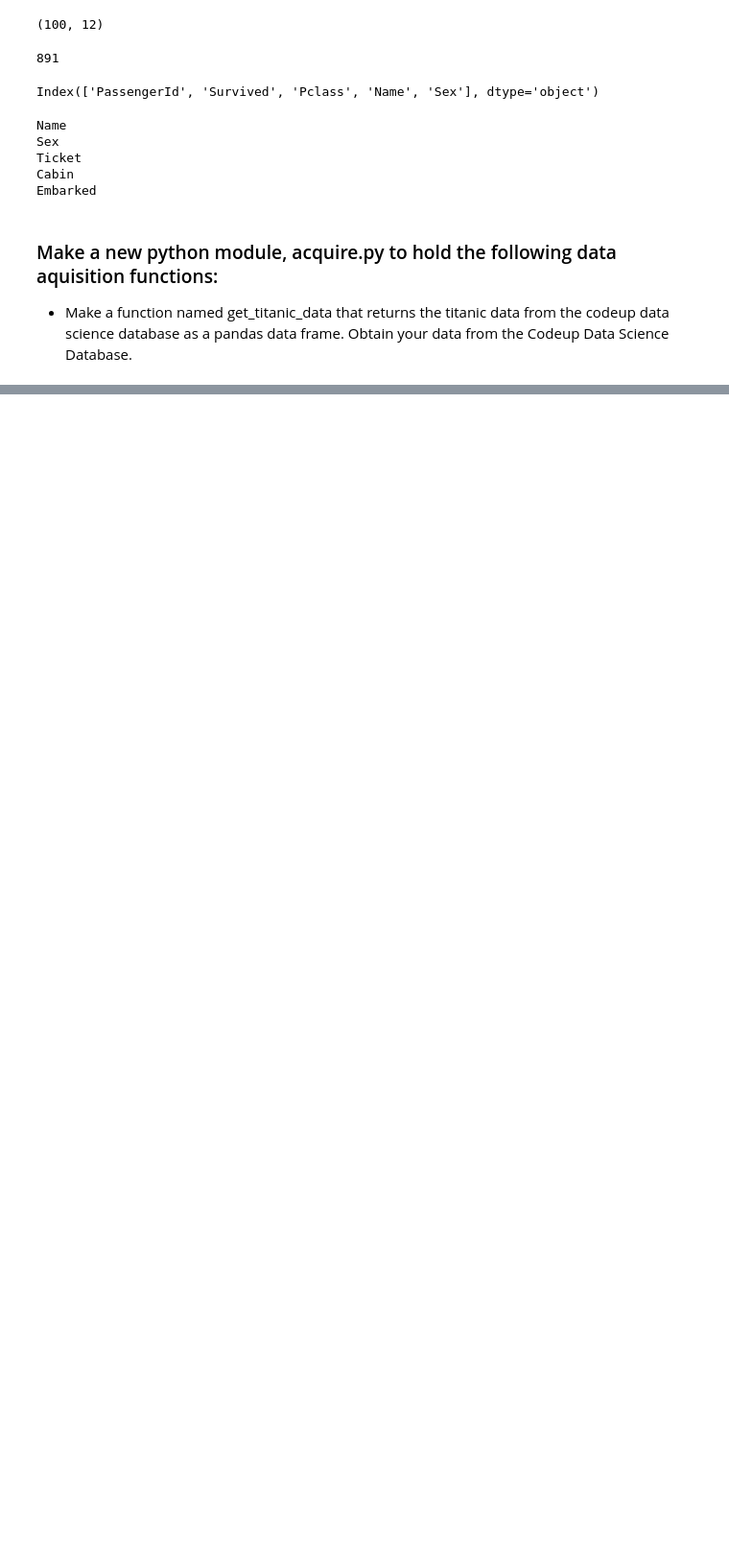
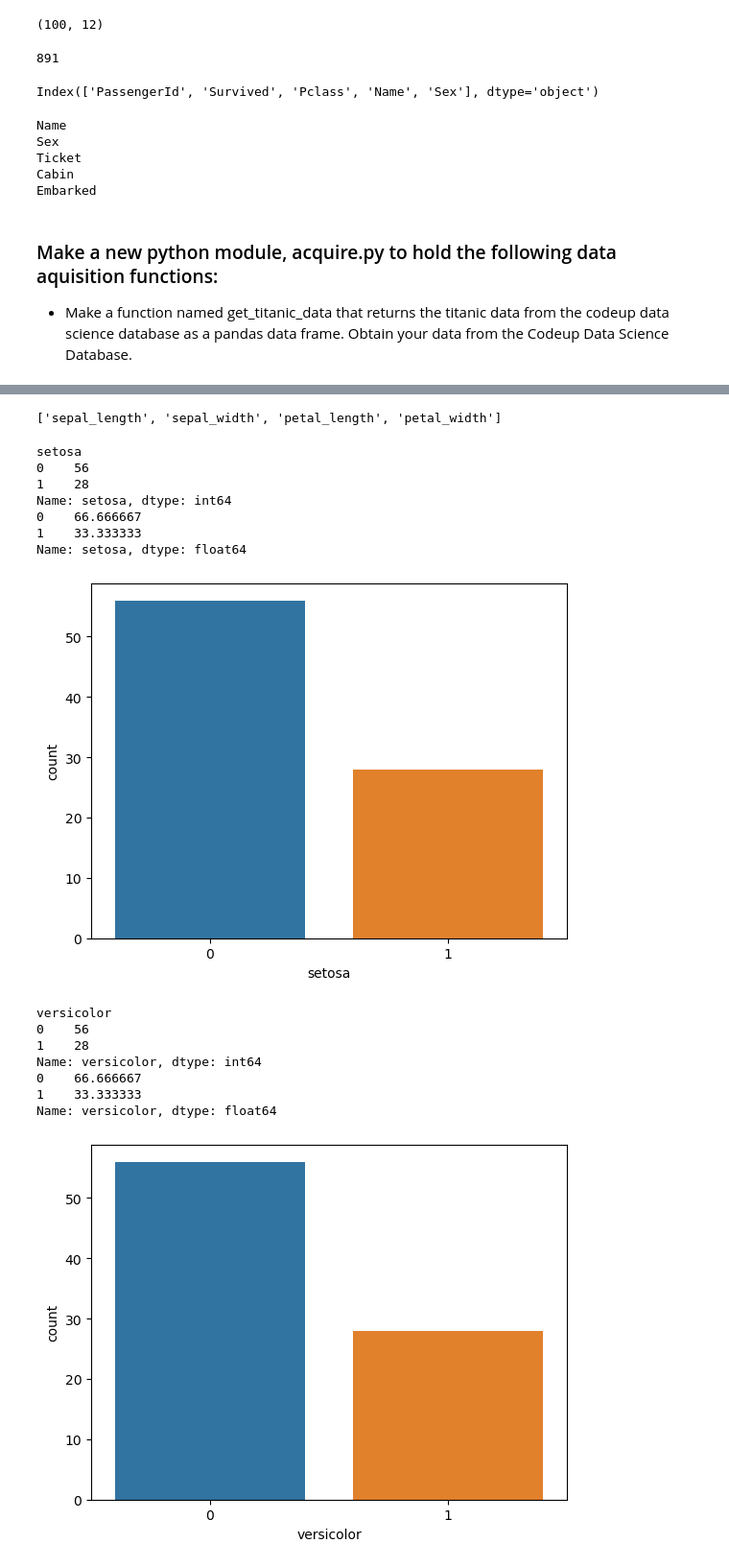
Before and after one commit to jcrosenberger/classification-exercises, a Jupyter notebook: classification_exercises.ipynb, the cells around one changed output, grey strips where cells are left out. Shown at 96% size. Cells and saved outputs as stored; diff of their text form; code cells hidden in the pictures; blank space fills up the shorter version.

```diff
--- a/classification_exercises.ipynb
+++ b/classification_exercises.ipynb
@@ -289,0 +315,4 @@ NameError: name 'os' is not defined
+# %%
+iris = iris_df
+# %%
+i_train, i_validate, i_test = pp.prep_iris(iris)
@@ -289,0 +349,4 @@ NameError: name 'os' is not defined
+# %%
+for i in i_num_var:
+    print(i_train[i].describe())
+    print()
@@ -289,0 +371,3 @@ NameError: name 'os' is not defined
+# %%
+i_cat_var = i_train.columns[5:].tolist()
+i_cat_var
@@ -289,0 +376,29 @@ NameError: name 'os' is not defined
+# %%
+i_num_var = i_train.columns[1:5].tolist()
+i_num_var
+# %% [output]
+['sepal_length', 'sepal_width', 'petal_length', 'petal_width']
+# %%
+for i in i_cat_var:
+    print(i)
+    print(i_train[i].value_counts())
+    print(i_train[i].value_counts(normalize=True)*100)
+    sns.countplot(x=i, data=i_train)
+    plt.show()
+# %% [output]
+setosa
+0    56
+1    28
+Name: setosa, dtype: int64
+0    66.666667
+1    33.333333
+Name: setosa, dtype: float64
+[figure, added]
+versicolor
+0    56
+1    28
+Name: versicolor, dtype: int64
+0    66.666667
+1    33.333333
+Name: versicolor, dtype: float64
+[figure, added]
```
Also changed, not shown: parts of 18 cells of this notebook, 5 other files.
